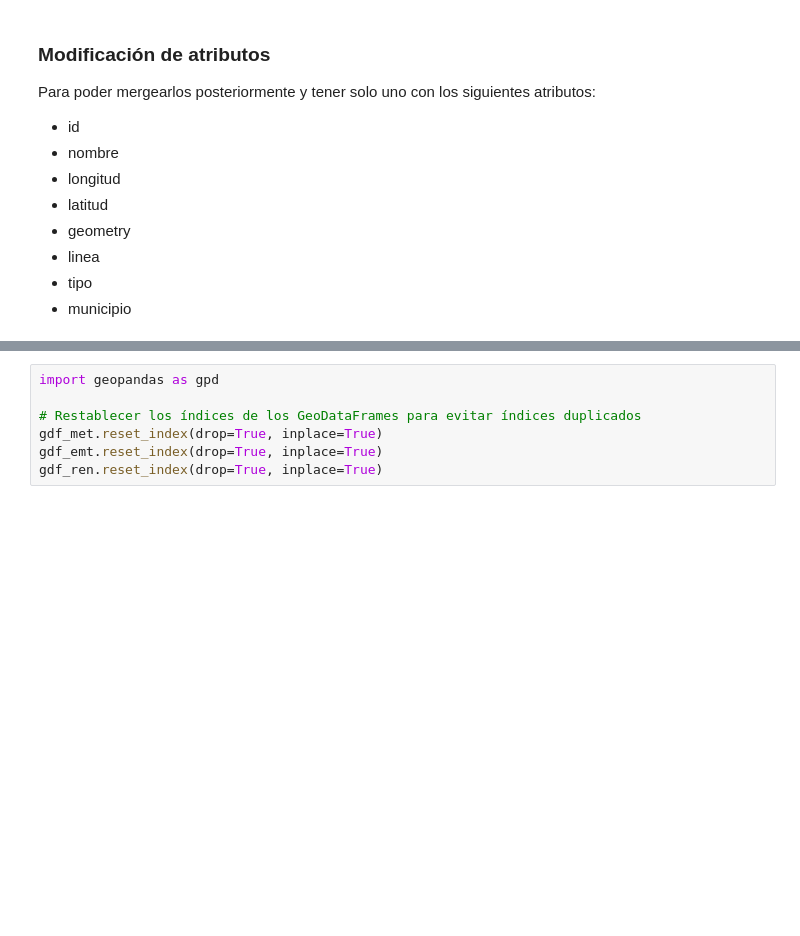
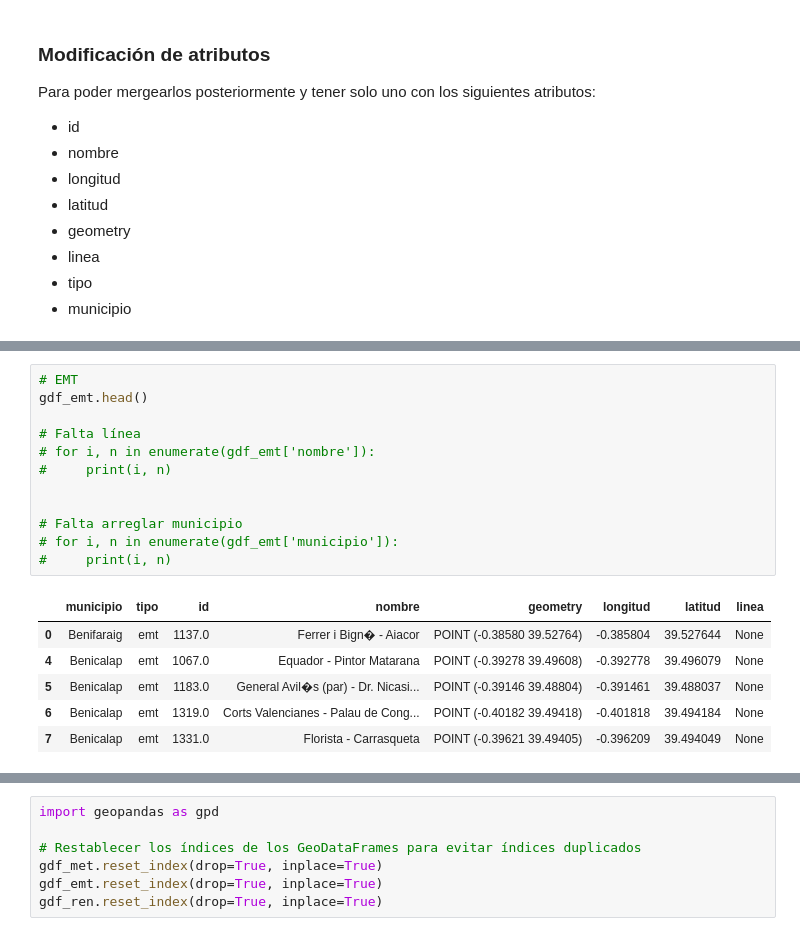
Before and after one commit to aitanarules/codeday, a Jupyter notebook: Data wrangling.ipynb, the cells around one changed output, grey strips where cells are left out. Drawn from its saved outputs; the diff is of its cells as text; blank space fills up the shorter version.

```diff
--- a/Data wrangling.ipynb
+++ b/Data wrangling.ipynb
@@ -160,0 +397,19 @@ gdf_ren.head()
+# %%
+# EMT
+gdf_emt.head()
+
+# Falta línea
+# for i, n in enumerate(gdf_emt['nombre']):
+#     print(i, n)
+
+
+# Falta arreglar municipio
+# for i, n in enumerate(gdf_emt['municipio']):
+#     print(i, n)
+# %% [output]
+|  | municipio | tipo | id | nombre | geometry | longitud | latitud | linea |
+| 0 | Benifaraig | emt | 1137.0 | Ferrer i Bign� - Aiacor | POINT (-0.38580 39.52764) | -0.385804 | 39.527644 | None |
+| 4 | Benicalap | emt | 1067.0 | Equador - Pintor Matarana | POINT (-0.39278 39.49608) | -0.392778 | 39.496079 | None |
+| 5 | Benicalap | emt | 1183.0 | General Avil�s (par) - Dr. Nicasi... | POINT (-0.39146 39.48804) | -0.391461 | 39.488037 | None |
+| 6 | Benicalap | emt | 1319.0 | Corts Valencianes - Palau de Cong... | POINT (-0.40182 39.49418) | -0.401818 | 39.494184 | None |
+| 7 | Benicalap | emt | 1331.0 | Florista - Carrasqueta | POINT (-0.39621 39.49405) | -0.396209 | 39.494049 | None |
```
Also changed, not shown: parts of 13 cells of this notebook.
